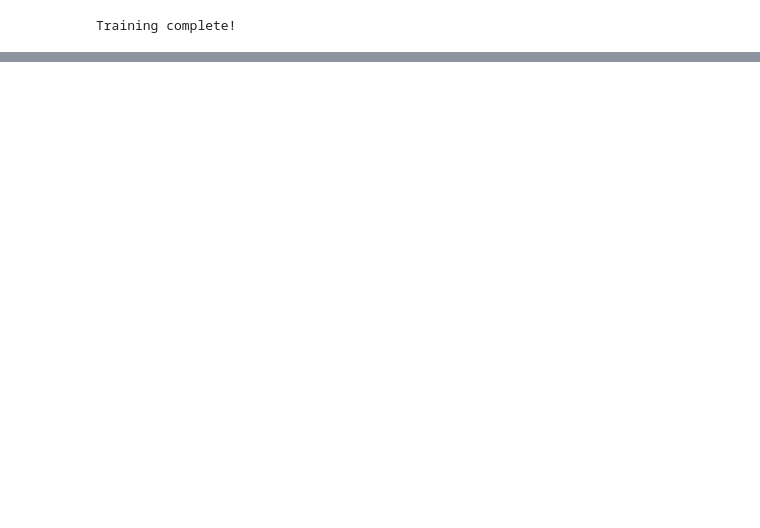
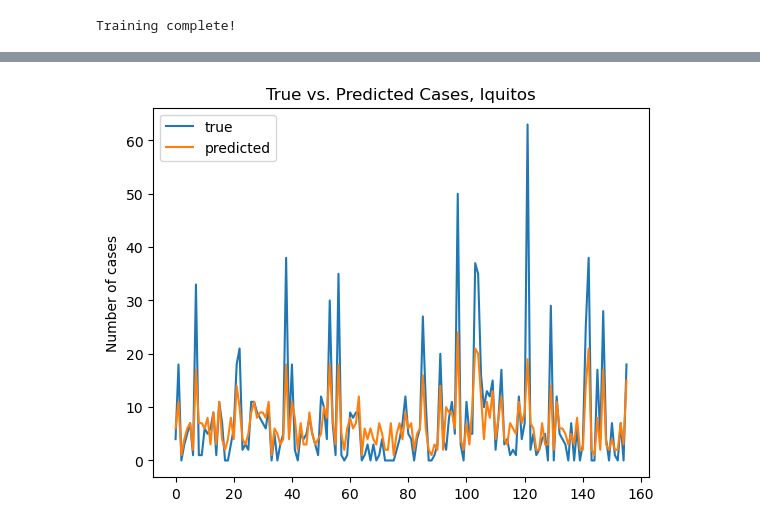
Before and after one commit to aneeshat01/cs5785_project, a Jupyter notebook: aneesha/aneesha_rfr.ipynb, the cells around one changed output, grey strips where cells are left out. Drawn from its saved outputs; the diff is of its cells as text; code cells hidden in the pictures; blank space fills up the shorter version.

Commit message:
corrected graphing code

```diff
--- a/aneesha/aneesha_rfr.ipynb
+++ b/aneesha/aneesha_rfr.ipynb
@@ -409,0 +375,6 @@ array([  4,  64,  22,   9,  11,  59,  10,  70,   2,  13,   3,  46,  17,
+# %%
+# extract test set from training for iq
+test_iq = iq.sample(n=156, random_state=42)
+X_test_iq = test_iq.drop(labels = ['total_cases'], axis = 1, inplace = False)
+
+test_iq
@@ -409,0 +411,7 @@ array([  4,  64,  22,   9,  11,  59,  10,  70,   2,  13,   3,  46,  17,
+# %%
+from sklearn.metrics import mean_absolute_error as MAE
+y_true_sj, y_pred_sj = test_sj['total_cases'], sj_rfr.predict(X_test_sj).astype(int)
+print("Mean Absolute Error(MAE), San Juan: %f" %MAE(y_true_sj, y_pred_sj))
+
+y_true_iq, y_pred_iq = test_iq['total_cases'], iq_rfr.predict(X_test_iq).astype(int)
+print("Mean Absolute Error(MAE), Iquitos: %f" %MAE(y_true_iq, y_pred_iq))
@@ -409,0 +432,9 @@ array([  4,  64,  22,   9,  11,  59,  10,  70,   2,  13,   3,  46,  17,
+# %%
+plt.title('True vs. Predicted Cases, Iquitos')
+plt.plot(y_true_iq.tolist(), label = 'true')
+plt.plot(y_pred_iq.tolist(), label = 'predicted')
+plt.ylabel('Number of cases')
+plt.legend()
+plt.show()
+# %% [output]
+[figure, added]
```
Also changed, not shown: parts of 15 cells of this notebook, 1 other file.
